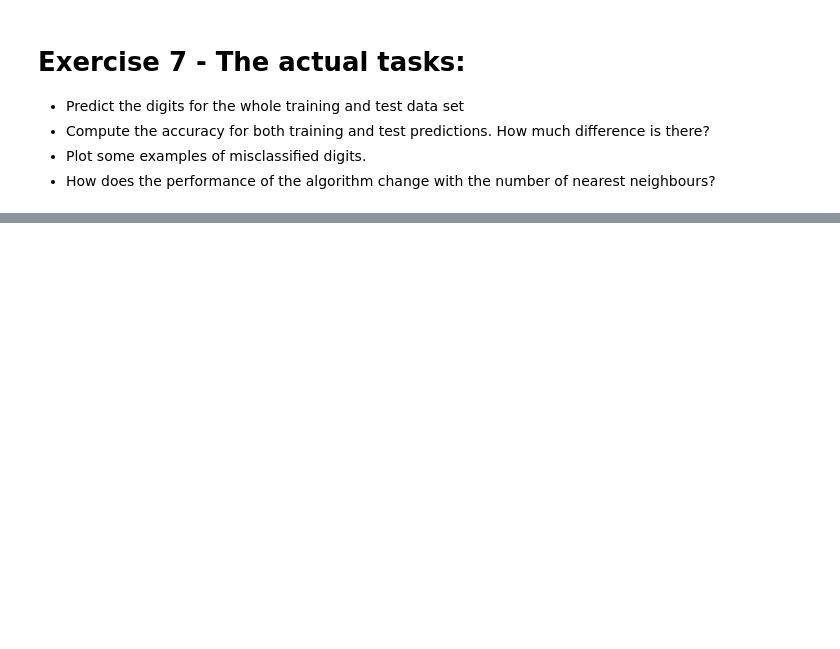
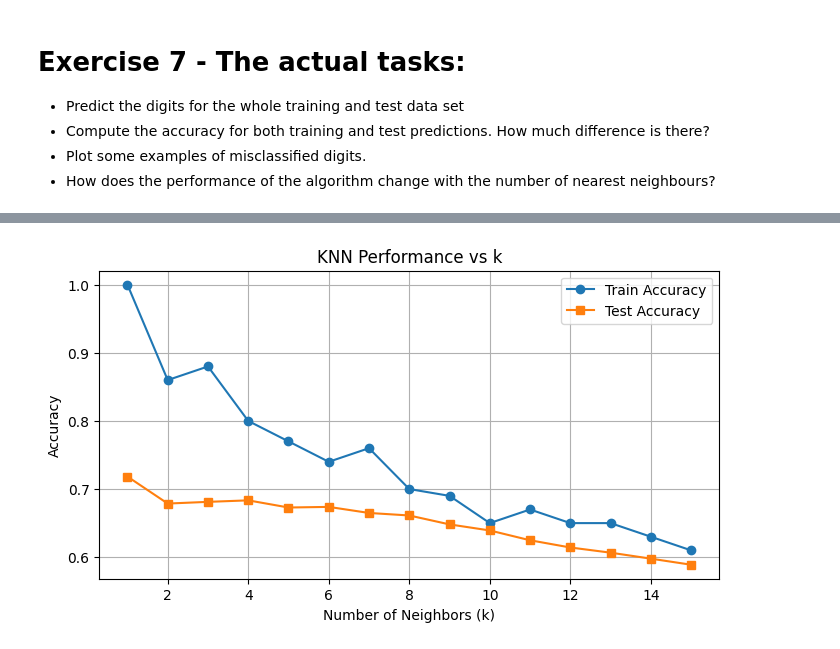
Before and after one commit to suyash206/IMAPP_Applied_-DL, a Jupyter notebook: Suyash_Jaiswal_exercise_0.ipynb, the cells around one changed output, grey strips where cells are left out. Saved outputs shown, nothing was run; the diff lists cells and outputs as text; code cells hidden in the pictures; blank space fills up the shorter version.

```diff
--- a/Suyash_Jaiswal_exercise_0.ipynb
+++ b/Suyash_Jaiswal_exercise_0.ipynb
@@ -627,0 +647,23 @@ Test Accuracy: 0.6649
+# %%
+# 4. Performance vs Number of Neighbors
+neighbor_range = range(1, 16)
+train_accs = []
+test_accs = []
+
+for k in neighbor_range:
+    clf = KNeighborsClassifier(n_neighbors=k)
+    clf.fit(X_train, y_train)
+    train_accs.append(accuracy_score(y_train, clf.predict(X_train)))
+    test_accs.append(accuracy_score(digits_test, clf.predict(images_test)))
+
+plt.figure(figsize=(8, 4))
+plt.plot(neighbor_range, train_accs, label='Train Accuracy', marker='o')
+plt.plot(neighbor_range, test_accs, label='Test Accuracy', marker='s')
+plt.xlabel('Number of Neighbors (k)')
+plt.ylabel('Accuracy')
+plt.title('KNN Performance vs k')
+plt.legend()
+plt.grid(True)
+plt.show()
+# %% [output]
+[figure, added]
```
Also changed, not shown: parts of 8 cells of this notebook.
